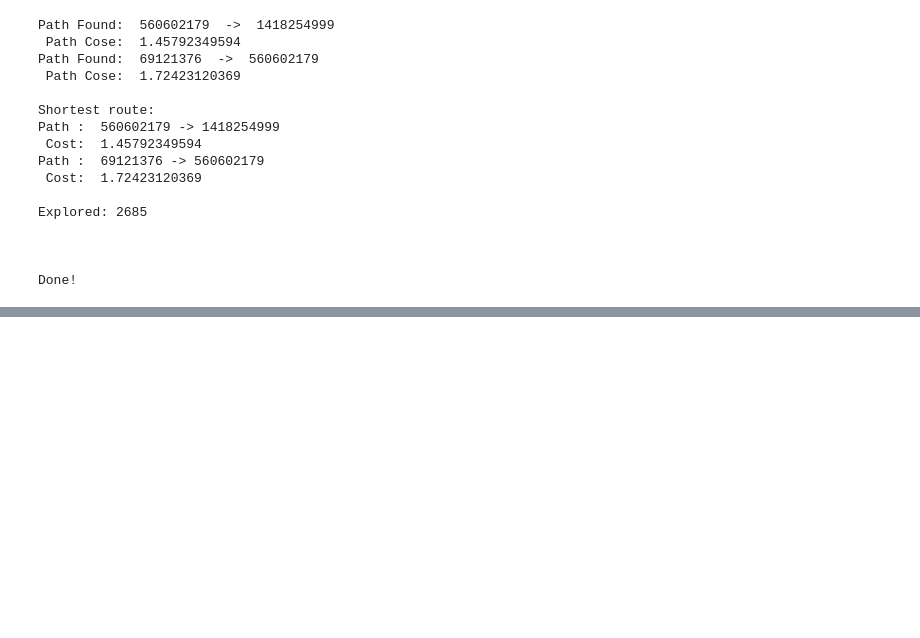
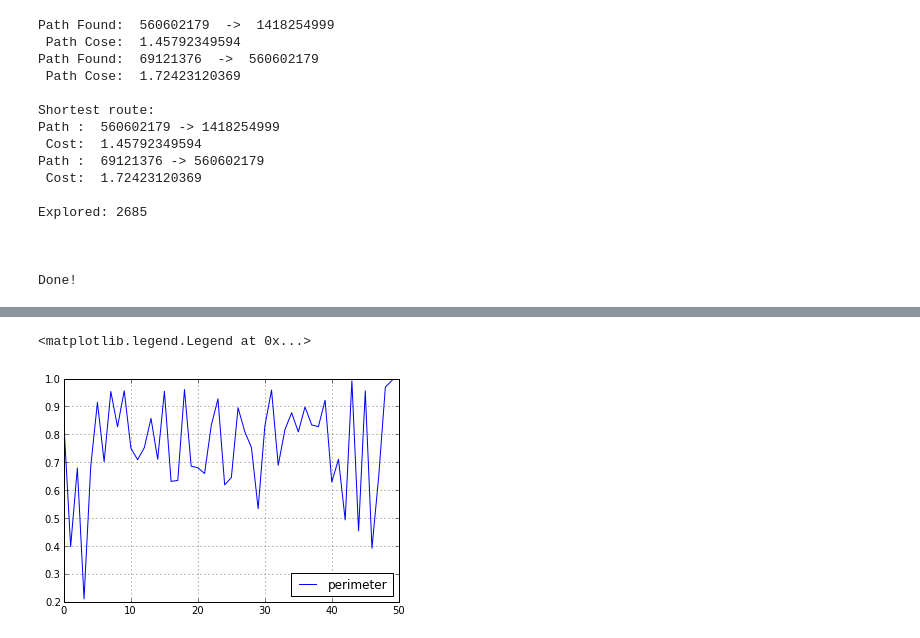
Before and after one commit to HoodPanther/CS6601, a Jupyter notebook: HW/HW1/Search.ipynb, the cells around one changed output, grey strips where cells are left out. Drawn from its saved outputs; the diff is of its cells as text; code cells hidden in the pictures; blank space fills up the shorter version.

Commit message:
HW1 50 trials working

```diff
--- a/HW/HW1/Search.ipynb
+++ b/HW/HW1/Search.ipynb
@@ -552,0 +565,41 @@ Done!
+# %%
+data = []
+N = 50
+i = 0
+maxPerimeter = 1
+while i < N:
+
+    pointA_num = random.randint(0, len(graph.nodes())-1)
+    pointB_num = random.randint(0, len(graph.nodes())-1)
+    pointC_num = random.randint(0, len(graph.nodes())-1)
+    pointA     = graph.node[graph.nodes()[pointA_num]]
+    pointB     = graph.node[graph.nodes()[pointB_num]]
+    pointC     = graph.node[graph.nodes()[pointC_num]]
+    points = [State(pointA, None), State(pointB, None), State(pointC, None)]
+    for j, point in enumerate(points):
+        points[j].seed = points[j]
+
+    perimeter = 0
+    for k, point in enumerate(points):
+        perimeter += distance(points[k-1],points[k])
+
+    if (perimeter < 1):
+        paths, ucs3mono_explored = ucs3mono(graph, points, maxPerimeter)
+        if (ucs3mono_explored != None):
+            trial = {}
+            print "Trial: ", i
+            print "perimeter        : ", perimeter
+            print "ucs3mono_explored: ", ucs3mono_explored
+            paths, ucs3bi_explored = ucs3bi(graph, points)
+            print "ucs3bi_explored  : ", ucs3bi_explored
+            paths, ucs3tri_explored = ucs3tri(graph, points)
+            print "ucs3tri_explored : ", ucs3tri_explored
+
+            trial["perimeter"] = perimeter
+            trial["points"] = points
+            trial["ucs3mono"] = ucs3mono_explored
+            trial["ucs3bi"] = ucs3bi_explored
+            trial["ucs3tri"] = ucs3tri_explored
+
+            data.append(trial)
+            i += 1
@@ -552,0 +655,5 @@ Done!
+# %%
+df['perimeter'].plot(); plt.legend(loc='best')
+# %% [output]
+<matplotlib.legend.Legend at 0x...>
+[figure, added]
```
Also changed, not shown: parts of 13 cells of this notebook, 4 other files.
